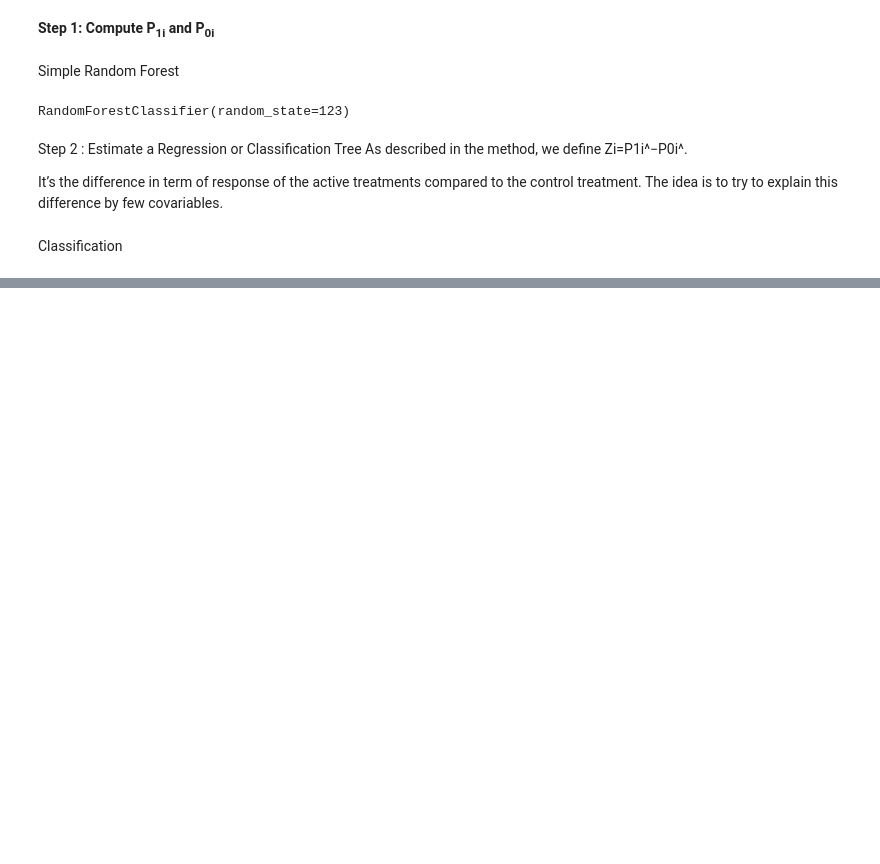
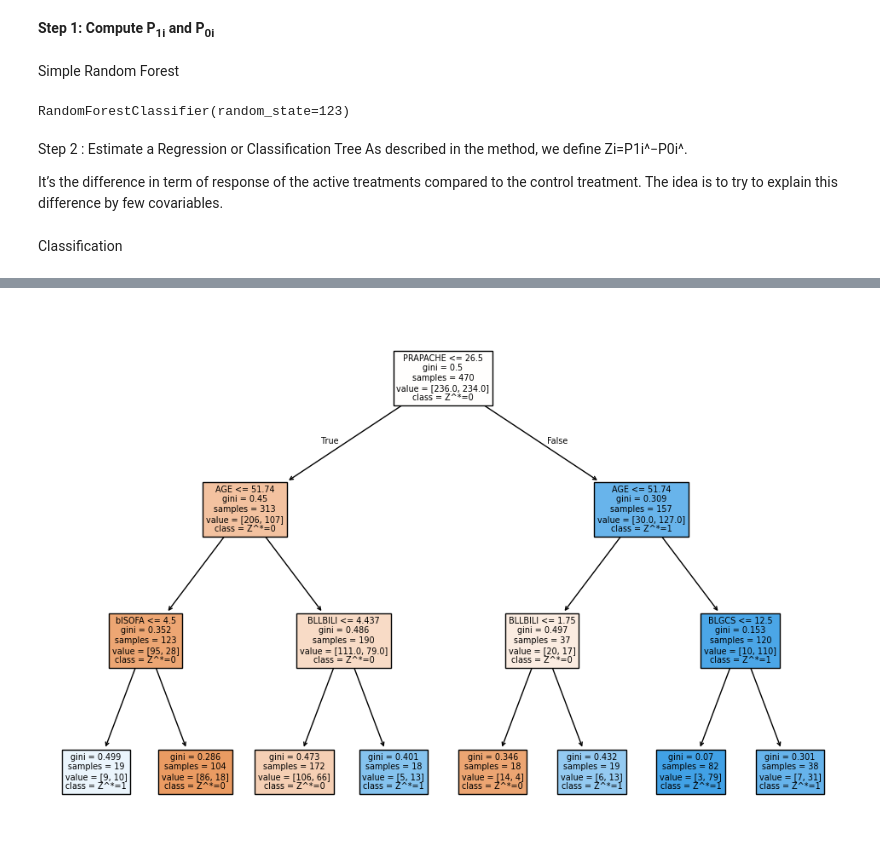
Before and after one commit to tobsilog/VTE, a Jupyter notebook: Thesis.ipynb, the cells around one changed output, grey strips where cells are left out. Drawn from its saved outputs; the diff is of its cells as text; code cells hidden in the pictures; blank space fills up the shorter version.

```diff
--- a/Thesis.ipynb
+++ b/Thesis.ipynb
@@ -153,3 +137,97 @@ As described in the method, we define Zi=P1i^−P0i^.
 It’s the difference in term of response of the active treatments compared to the control treatment. The idea is to try to explain this difference by few covariables.
 # %% [markdown]
 Classification
+# %%
+import pandas as pd
+import numpy as np
+from sklearn.ensemble import RandomForestClassifier
+from sklearn.tree import DecisionTreeClassifier, plot_tree
+from sklearn.model_selection import train_test_split
+from sklearn.metrics import accuracy_score, confusion_matrix, classification_report
+import matplotlib.pyplot as plt
+from tabulate import tabulate  # For kable-like table output
+
+# Load the dataset
+df = sepsis_data_python
+
+# Define features (X) and target (Y)
+X = df.drop(columns=["survival", "THERAPY"])
+Y = df["survival"]
+T = df["THERAPY"]
+
+# Split the data into active treatment and control groups
+X_active = X[T == 1]
+Y_active = Y[T == 1]
+X_control = X[T == 0]
+Y_control = Y[T == 0]
+
+# Train random forest for active treatment group
+rf_active = RandomForestClassifier(n_estimators=100, random_state=123)
+rf_active.fit(X_active, Y_active)
+
+# Train random forest for control group
+rf_control = RandomForestClassifier(n_estimators=100, random_state=123)
+rf_control.fit(X_control, Y_control)
+
+# Predict probabilities for all subjects
+P1 = rf_active.predict_proba(X)[:, 1]  # Probability under active treatment
+P0 = rf_control.predict_proba(X)[:, 1]  # Probability under control treatment
+
+# Compute Z_i
+Z = P1 - P0
+
+# Define threshold c (e.g., median of Z)
+c = np.median(Z)
+
+# Define Z^*
+Z_star = (Z > c).astype(int)  # Z^*_i = 1 if Z_i > c, else 0
+
+# Initialize the decision tree classifier
+tree_classifier = DecisionTreeClassifier(max_depth=3, random_state=123)
+
+# Train the tree on the covariates X and Z^*
+tree_classifier.fit(X, Z_star)
+
+# Make predictions
+Z_star_pred = tree_classifier.predict(X)
+
+# Evaluate accuracy
+accuracy = accuracy_score(Z_star, Z_star_pred)
+print(f"Accuracy: {accuracy:.2f}")
+
+# Confusion matrix
+conf_matrix = confusion_matrix(Z_star, Z_star_pred)
+print("Confusion Matrix:")
+print(conf_matrix)
+
+# Classification report
+class_report = classification_report(Z_star, Z_star_pred, output_dict=True)
+class_report_df = pd.DataFrame(class_report).transpose()
+
+# Feature importances
+feature_importances = pd.DataFrame({
+    "Feature": X.columns,
+    "Importance": tree_classifier.feature_importances_
+}).sort_values(by="Importance", ascending=False)
+
+# Create kable-like table outputs
+# Confusion Matrix Table
+conf_matrix_table = tabulate(conf_matrix, headers=["Predicted 0", "Predicted 1"], showindex=["Actual 0", "Actual 1"], tablefmt="pretty")
+print("Confusion Matrix Table:")
+print(conf_matrix_table)
+
+# Classification Report Table
+class_report_table = tabulate(class_report_df, headers="keys", tablefmt="pretty")
+print("\nClassification Report Table:")
+print(class_report_table)
+
+# Feature Importances Table
+feature_importances_table = tabulate(feature_importances, headers="keys", tablefmt="pretty")
+print("\nFeature Importances Table:")
+print(feature_importances_table)
+
+# Plot the tree
+plt.figure(figsize=(12, 8))
+plot_tree(tree_classifier, filled=True, feature_names=X.columns, class_names=["Z^*=0", "Z^*=1"])
+plt.show()
+# %% [output]
@@ -155,0 +251 @@ Classification
+[figure, added]
```
Also changed, not shown: parts of 2 cells of this notebook.
